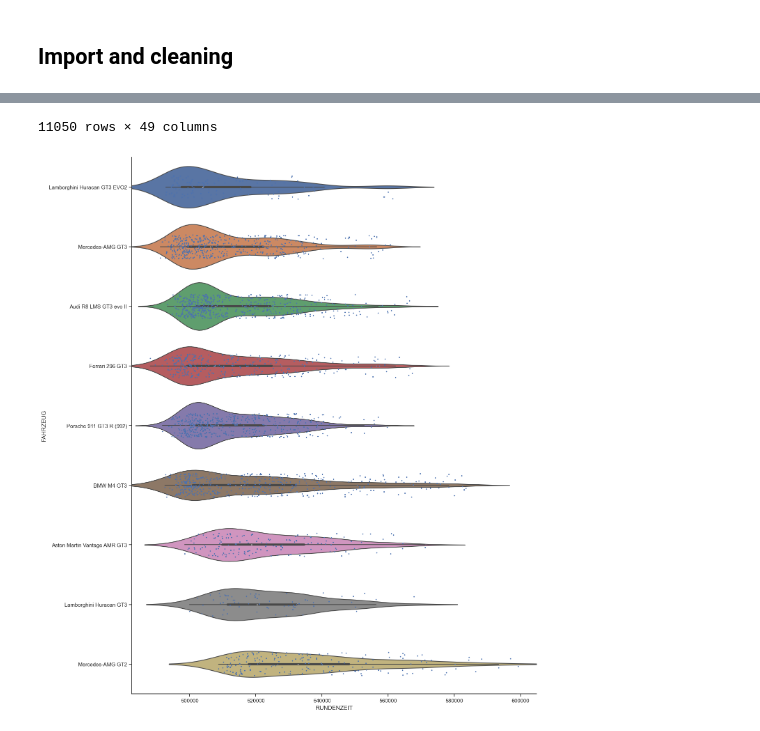
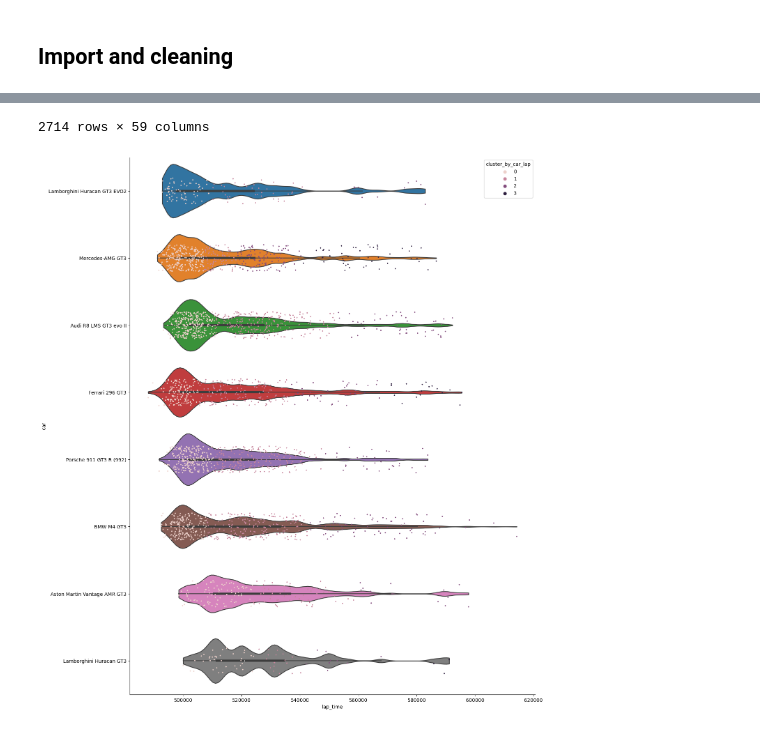
Before and after one commit to patmanteau/mbb-agp-sobe, a Jupyter notebook: balance_of_performance.ipynb, the cells around one changed output, grey strips where cells are left out. Cells and saved outputs as stored; diff of their text form; code cells hidden in the pictures.

```diff
--- a/balance_of_performance.ipynb
+++ b/balance_of_performance.ipynb
@@ -203,0 +1207,7 @@ df_2023_24_race_sector
+# %%
+sns.lineplot(
+    data=df_sp9_sectors.set_index("lap_timestamp").rolling("10min")[f"lap_time"].mean(),
+    hue="car"
+    # x=df_sp9_sectors["lap_timestamp"],
+    # y=df_sp9_sectors.rolling("10min")[f"lap_time"].mean(),
+)
@@ -203,0 +1328,6 @@ df_2023_24_race_sector
+# %%
+df = df_sp9_sectors.set_index("lap_timestamp")
+df = df.rolling("30min")["air_temperature"].mean()
+sns.lineplot(
+    data=df,
+)
@@ -203,0 +1339,6 @@ df_2023_24_race_sector
+# %%
+df = pd.DataFrame(df_race_sectors.query("class_short == 'SP 9' and in_pit == ['N']")).pivot_table(index="car", columns="air_pressure", values="lap_time", aggfunc="median")
+
+
+sns.heatmap(
+    data=df, cmap="crest", robust=True)
@@ -271,23 +1471,23 @@ df_lapdist_by_class
 # %%
-df_2023_24_gt3 =  pd.DataFrame(df_2023_24_race_sector.query("KLASSEKURZ == ['SP 9', 'SP-X'] & INPIT == 'N'"))
+df_2023_24_gt3 =  pd.DataFrame(df_clustered)
 
-df_2023_24_gt3["RUNDENZEIT_FZ_Q1"] = df_2023_24_gt3.groupby("FAHRZEUG")[
-    "RUNDENZEIT"
+df_2023_24_gt3["lap_time_car_q1"] = df_2023_24_gt3.groupby("car")[
+    "lap_time"
 ].transform(np.quantile, q=0.25)
-df_2023_24_gt3["RUNDENZEIT_FZ_Q2"] = df_2023_24_gt3.groupby("FAHRZEUG")[
-    "RUNDENZEIT"
+df_2023_24_gt3["lap_time_car_q2"] = df_2023_24_gt3.groupby("car")[
+    "lap_time"
 ].transform(np.quantile, q=0.5)
-df_2023_24_gt3["RUNDENZEIT_FZ_Q3"] = df_2023_24_gt3.groupby("FAHRZEUG")[
-    "RUNDENZEIT"
+df_2023_24_gt3["lap_time_car_q3"] = df_2023_24_gt3.groupby("car")[
+    "lap_time"
 ].transform(np.quantile, q=0.75)
 
-df_2023_24_gt3["RUNDENZEIT_FZ_OUTLIER"] = (
-    df_2023_24_gt3["RUNDENZEIT_FZ_Q3"]
+df_2023_24_gt3["lap_time_car_outlier"] = (
+    df_2023_24_gt3["lap_time_car_q3"]
     + (
-        df_2023_24_gt3["RUNDENZEIT_FZ_Q3"]
-        - df_2023_24_gt3["RUNDENZEIT_FZ_Q1"]
+        df_2023_24_gt3["lap_time_car_q3"]
+        - df_2023_24_gt3["lap_time_car_q1"]
     )
-    * 1.5
+    * 2.5
 )
 
 
@@ -295,21 +1495,24 @@ f, ax = plt.subplots(figsize=(15, 20))
 # ax.set_xscale("log")
 
 df_2023_24_gt3_wo_outliers = df_2023_24_gt3.query(
-    "RUNDENZEIT < RUNDENZEIT_FZ_OUTLIER"
-).sort_values(by="RUNDENZEIT_FZ_Q2")
-# df_2023_24_gt3_wo_outliers = df_2023_24_gt3
+    "lap_time < lap_time_car_outlier"
+).sort_values(by="lap_time_car_q2")
+
 sns.violinplot(
-    # y=df_2023_24_race_sector.query("STNR == [1, 911]")["FAHRZEUG"],
-    # y=df_2023_24_race_sector["FAHRZEUG"],
-    y=df_2023_24_gt3_wo_outliers["FAHRZEUG"],
-    x=df_2023_24_gt3_wo_outliers["RUNDENZEIT"],
+    y=df_2023_24_gt3_wo_outliers["car"],
+    x=df_2023_24_gt3_wo_outliers["lap_time"],
+    bw=.1,
+    # bw_method="silverman",
+    # width=1.5,
+    cut=0
 )
 
 sns.stripplot(
-    y=df_2023_24_gt3_wo_outliers["FAHRZEUG"],
-    x=df_2023_24_gt3_wo_outliers["RUNDENZEIT"],
+    y=df_2023_24_gt3_wo_outliers["car"],
+    x=df_2023_24_gt3_wo_outliers["lap_time"],
     jitter=0.2,
     size=2.5,
+    hue=df_2023_24_gt3_wo_outliers["cluster_by_car_lap"]
 )
 
 sns.despine()
@@ -317,5 +1520,5 @@ sns.despine()
 # df_lapdist_by_class.groupby("KLASSEKURZ")[["RUNDENZEIT"]].quantile(q=0.75)
 
 
-df_lapdist_by_class
+df_2023_24_gt3_wo_outliers
 # %% [output]
@@ -334,2 +1538,2 @@ df_lapdist_by_class
-11050 rows × 49 columns
+2714 rows × 59 columns
-[figure, old version]
+[figure, new version]
```
Also changed, not shown: parts of 80 cells of this notebook, 11 other files.
